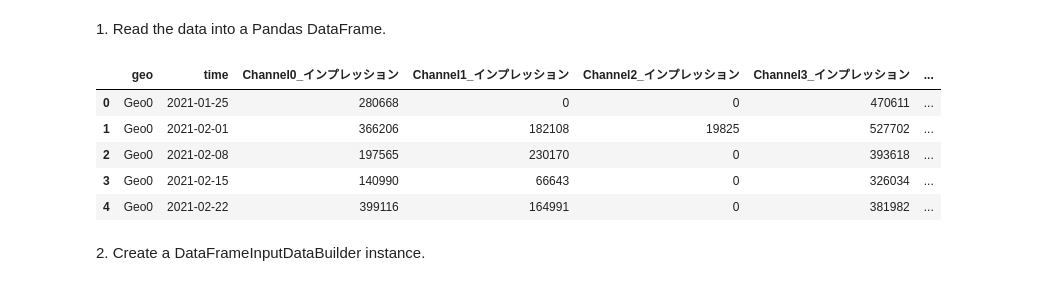
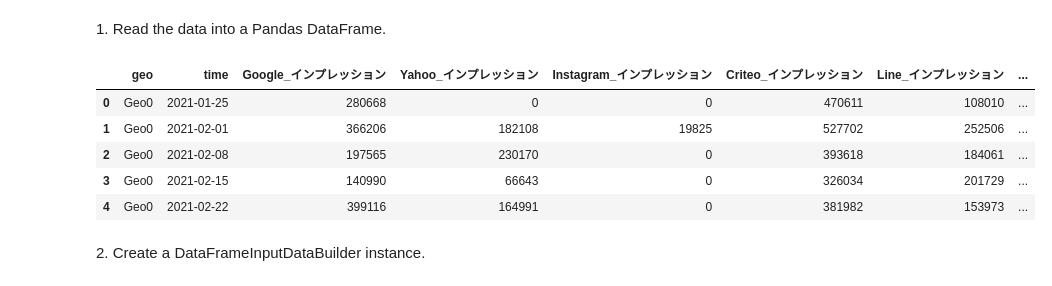
Before and after one commit to YutoAbe-jpn/mmm, a Jupyter notebook: demo/Meridian_Getting_Started.ipynb, the cells around one changed output. Cells and saved outputs as stored; diff of their text form; code cells hidden in the pictures.

```diff
--- a/demo/Meridian_Getting_Started.ipynb
+++ b/demo/Meridian_Getting_Started.ipynb
@@ -221,22 +221,21 @@ Load the [simulated dataset in CSV format](https://github.com/google/meridian/bl
 # %%
 # df = pd.read_csv(
 #     # Optionally, use `f"${meridian_root}/<path_to_csv>"` to load data from the mounted storage.
 #     "https://raw.githubusercontent.com/google/meridian/refs/heads/main/meridian/data/simulated_data/csv/geo_all_channels.csv"
 # )
 
 df = pd.read_csv(
     "/content/drive/MyDrive/mmm/mmm.csv"
 )
-df['日付'] = pd.to_datetime(df['日付']).dt.strftime('%Y-%m-%d')
-df=df.rename(columns={"日付":"time","地域":"geo"})
+df['time'] = pd.to_datetime(df['time']).dt.strftime('%Y-%m-%d')
 df.head()
 # %% [output]
-|  | geo | time | Channel0_インプレッション | Channel1_インプレッション | Channel2_インプレッション | Channel3_インプレッション | ... |
-| 0 | Geo0 | 2021-01-25 | 280668 | 0 | 0 | 470611 | ... |
-| 1 | Geo0 | 2021-02-01 | 366206 | 182108 | 19825 | 527702 | ... |
-| 2 | Geo0 | 2021-02-08 | 197565 | 230170 | 0 | 393618 | ... |
-| 3 | Geo0 | 2021-02-15 | 140990 | 66643 | 0 | 326034 | ... |
-| 4 | Geo0 | 2021-02-22 | 399116 | 164991 | 0 | 381982 | ... |
+|  | geo | time | Google_インプレッション | Yahoo_インプレッション | Instagram_インプレッション | Criteo_インプレッション | Line_インプレッション | ... |
+| 0 | Geo0 | 2021-01-25 | 280668 | 0 | 0 | 470611 | 108010 | ... |
+| 1 | Geo0 | 2021-02-01 | 366206 | 182108 | 19825 | 527702 | 252506 | ... |
+| 2 | Geo0 | 2021-02-08 | 197565 | 230170 | 0 | 393618 | 184061 | ... |
+| 3 | Geo0 | 2021-02-15 | 140990 | 66643 | 0 | 326034 | 201729 | ... |
+| 4 | Geo0 | 2021-02-22 | 399116 | 164991 | 0 | 381982 | 153973 | ... |
 # %% [markdown]
 2\. Create a DataFrameInputDataBuilder instance.
 # %% [markdown]
```
Also changed, not shown: parts of 2 cells of this notebook.
